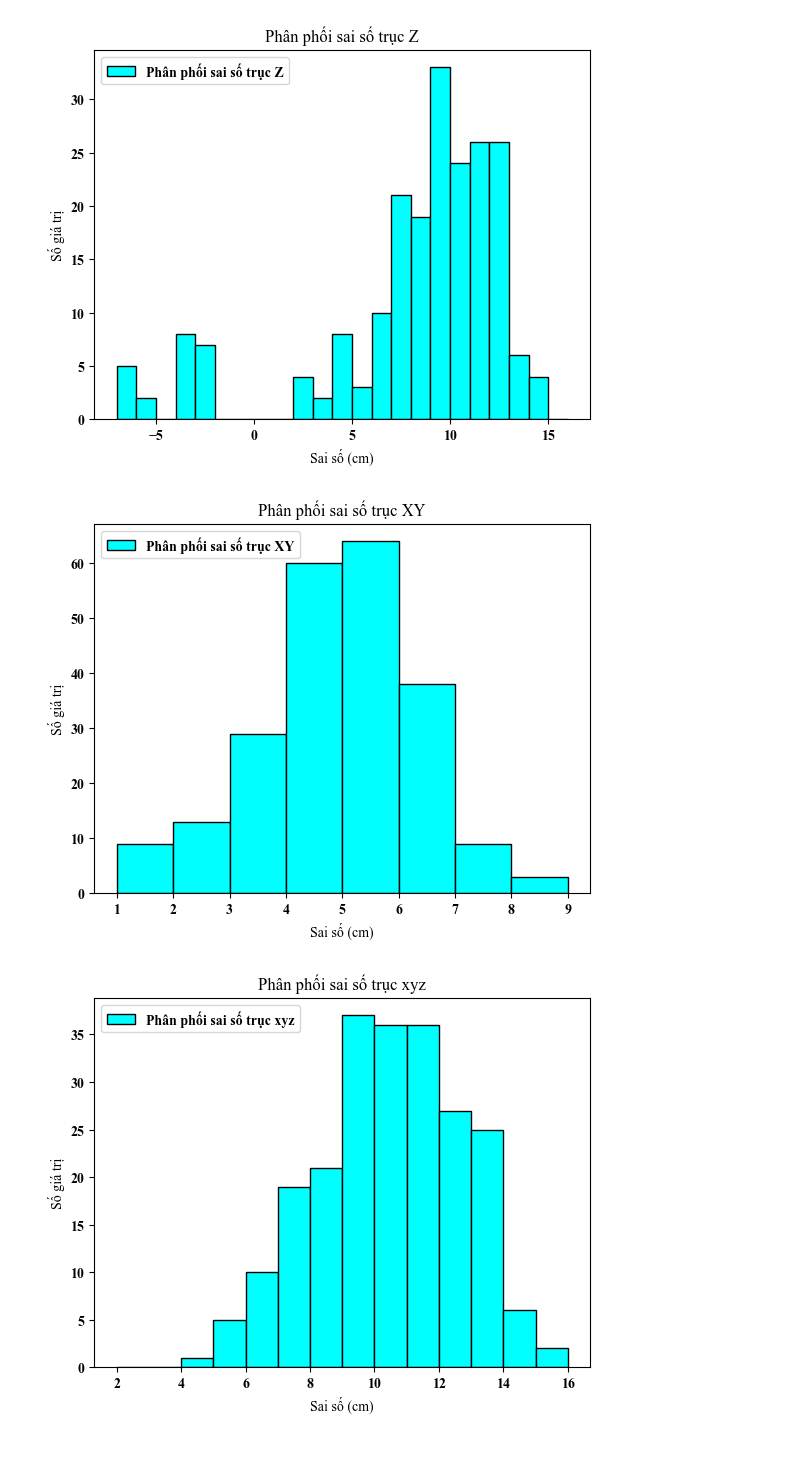
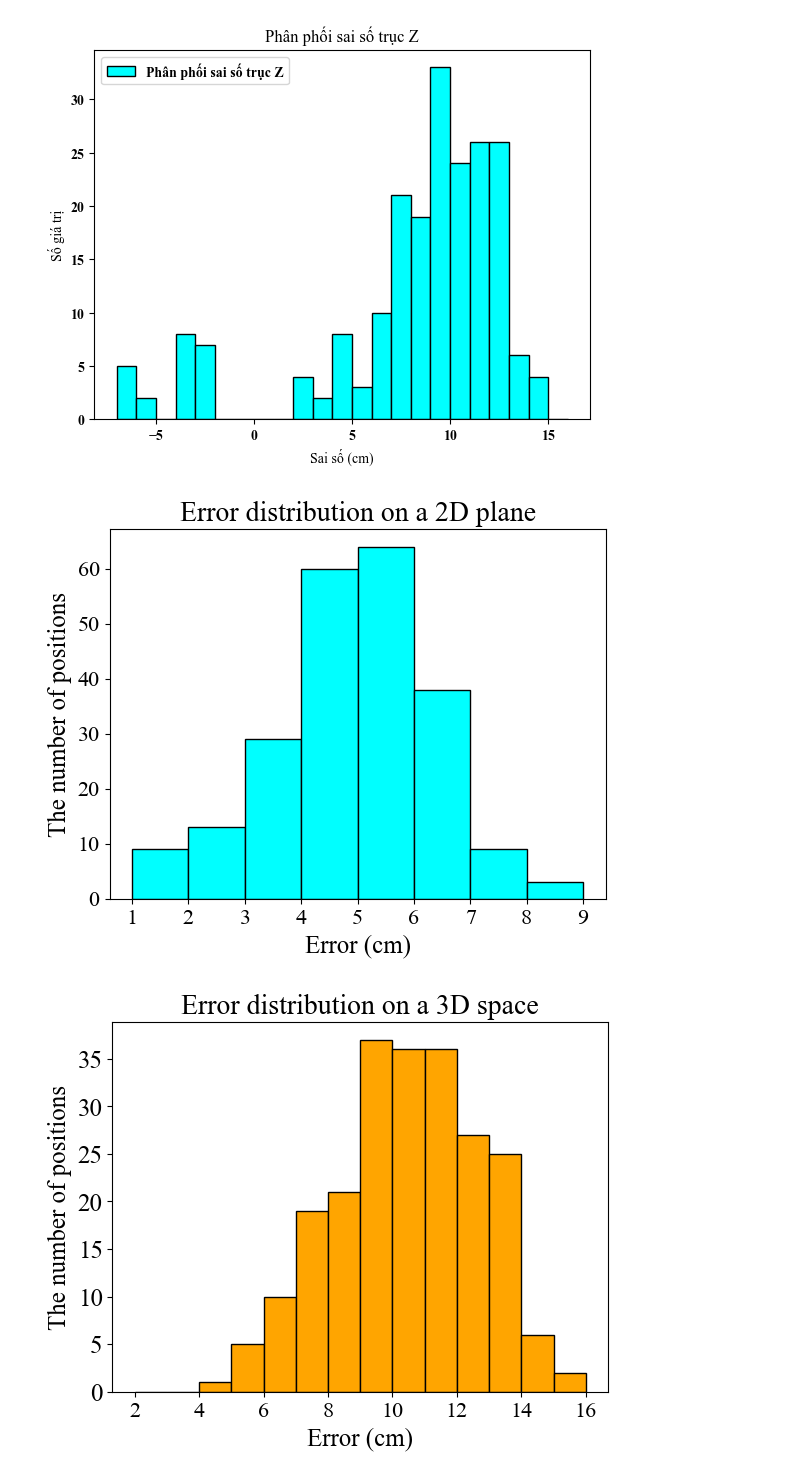
Before and after one commit to nguyendinhquan140701/LEDs_Data_Processing, a Jupyter notebook: Encode_Decode/draw/c3_position.ipynb, the cells around one changed output. Drawn from its saved outputs; the diff is of its cells as text; code cells hidden in the pictures; blank space fills up the shorter version.

Commit message:
update position image

```diff
--- a/Encode_Decode/draw/c3_position.ipynb
+++ b/Encode_Decode/draw/c3_position.ipynb
@@ -56,0 +61,28 @@ plt.savefig('img/c3_2D', dpi = 300, bbox_inches='tight')
+# %%
+plt.rcParams['font.family'] = 'serif'
+plt.rcParams['font.serif'] = ['Times New Roman']
+plt.rcParams['font.weight'] = 'normal'
+
+plt.figure(figsize=(20, 15))
+ax = plt.gca()
+ax.scatter(x_samples, y_samples, color='red', marker='o',s=60, label='Sample coordinates')
+ax.scatter(x_calculated, y_calculated, color='blue', marker='x',s=60, label='Calculated coordinates')
+
+ax.set_xlabel('X (cm)', fontdict={'weight': 'normal'}, fontsize=30)
+ax.set_ylabel('Y (cm)', fontdict={'weight': 'normal'}, fontsize=30)
+ax.legend(loc='upper center', fontsize=30,  bbox_to_anchor=(0.5, 1.09), ncol=2)
+
+ax.set_xticks([-75, -50, -25, 0, 25, 50, 75])
+ax.set_yticks([-75, -50, -25, 0, 25, 50, 75])
+
+ax.grid(True, alpha=0.3)
+ax.tick_params(axis='x', labelsize=30)  # Kích thước chữ cho trục X
+ax.tick_params(axis='y', labelsize=30)  # Kích thước chữ cho trục Y
+ax.set_xticklabels(['-75', '-50', '-25', '0', '25', '50', '75'], fontsize=30, weight='normal')  # Change to normal case
+ax.set_yticklabels(['-75', '-50', '-25', '0', '25', '50', '75'], fontsize=30, weight='normal')  # Change to normal case
+
+# Set axis limits to match the example
+ax.set_xlim(-90, 90)
+ax.set_ylim(-90, 90)
+plt.savefig('img/conf_c3_2D', dpi = 300, bbox_inches='tight')
+# plt.savefig('img/conf_c1_2D', dpi = 400, bbox_inches='tight')
@@ -210,39 +248,45 @@ plt.show()
 bins = np.arange(1, 10, 1)
 
 # Vẽ biểu đồ cột
-plt.hist(delta_xy, bins=bins, color='cyan', edgecolor='black', label='Phân phối sai số trục XY')
+plt.hist(delta_xy, bins=bins, color='cyan', edgecolor='black', label='Error distribution on a 2D plane')
 
 # Gắn tiêu đề và nhãn trục
-plt.title('Phân phối sai số trục XY')
-plt.xlabel('Sai số (cm)')
-plt.ylabel('Số giá trị')
+plt.title('Error distribution on a 2D plane', fontsize = 20)
+plt.xlabel('Error (cm)', fontsize = 18)
+plt.ylabel('The number of positions', fontsize = 18)
 
 # Thêm chú thích
-plt.legend()
+# plt.legend()
+
+plt.xticks(fontsize=16)  # This sets the font size of the bin labels
+plt.yticks(fontsize=16)  # Similarly, you can adjust the font size of the y-axis tick labels
+plt.savefig('img/c3_Err_dis_2D',dpi = 400,bbox_inches='tight')
 
 # Hiển thị biểu đồ
 plt.show()
 # %% [output]
-[figure, old version]
+[figure, new version]
 # %%
 # Dữ liệu giả định (có thể thay thế bằng dữ liệu thực tế của bạn)
 # data = [-6, -6, -4, -4, -2, 0, 2, 4, 6, 6, 6, 8, 8]
 
 # Thiết lập bins cho các khoảng giá trị
 bins = np.arange(2, 17, 1)
 
 # Vẽ biểu đồ cột
-plt.hist(delta_xyz, bins=bins, color='cyan', edgecolor='black', label='Phân phối sai số trục xyz')
+plt.hist(delta_xyz, bins=bins, color='orange', edgecolor='black', label='Error distribution on a 3D space')
 
 # Gắn tiêu đề và nhãn trục
-plt.title('Phân phối sai số trục xyz')
-plt.xlabel('Sai số (cm)')
-plt.ylabel('Số giá trị')
+plt.title('Error distribution on a 3D space', fontsize = 20)
+plt.xlabel('Error (cm)', fontsize = 18)
+plt.ylabel('The number of positions', fontsize = 18)
 
 # Thêm chú thích
-plt.legend()
-
+# plt.legend()
+plt.xticks(fontsize=16)  # This sets the font size of the bin labels
+plt.yticks(fontsize=18)  # Similarly, you can adjust the font size of the y-axis tick labels
 # Hiển thị biểu đồ
+plt.savefig('img/c3_Err_dis_3D',dpi = 400,bbox_inches='tight')
 plt.show()
 # %% [output]
-[figure, old version]
+[figure, new version]
```
Also changed, not shown: parts of 4 cells of this notebook, 2 other files.
